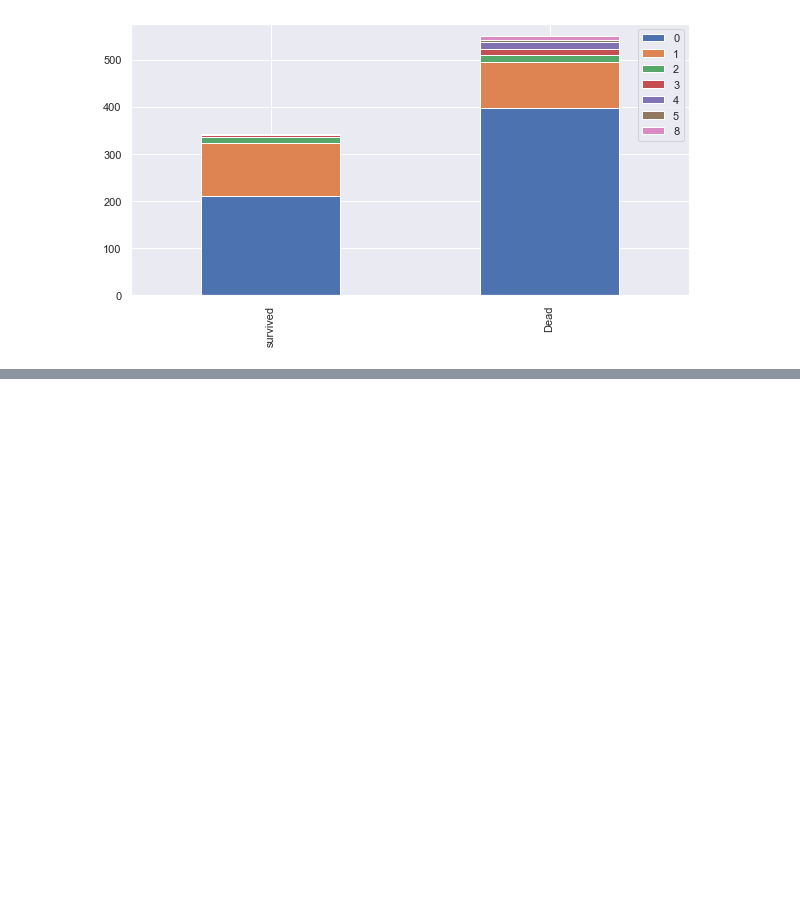
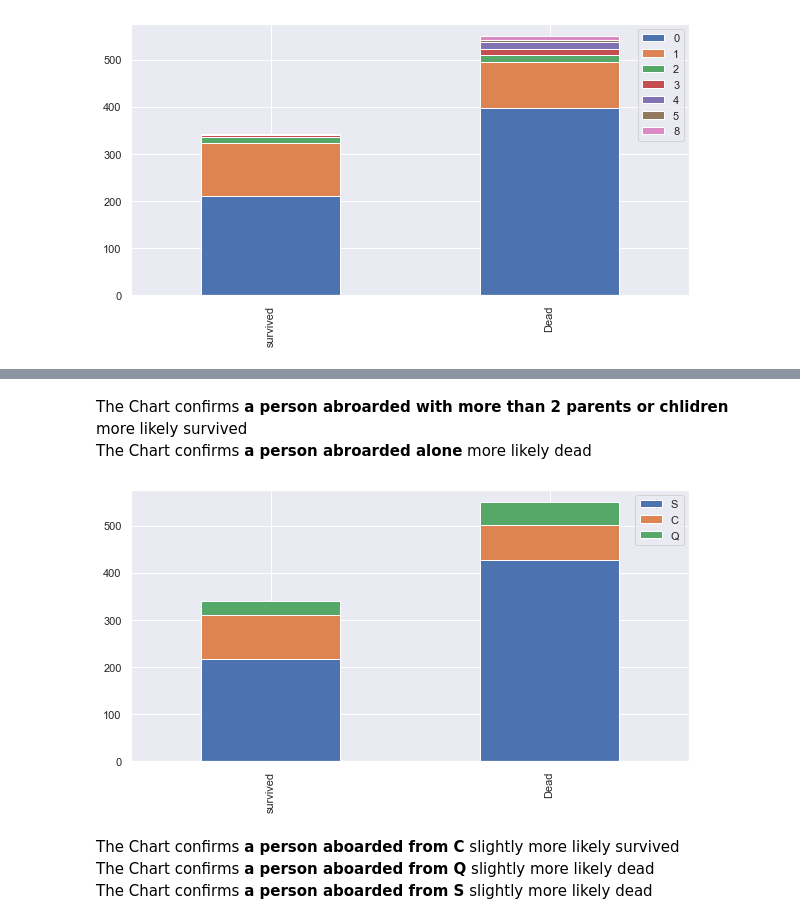
Before and after one commit to zpvk/Models, a Jupyter notebook: titanic/titanic_solution.ipynb, the cells around one changed output, grey strips where cells are left out. Drawn from its saved outputs; the diff is of its cells as text; code cells hidden in the pictures; blank space fills up the shorter version.

```diff
--- a/titanic/titanic_solution.ipynb
+++ b/titanic/titanic_solution.ipynb
@@ -152,0 +158,9 @@ The Chart confirms **a person abroarded with more than 2 siblings or spouse more
+# %% [markdown]
+The Chart confirms **a person abroarded with more than 2 parents or chlidren** more likely survived<br>
+The Chart confirms **a person abroarded alone** more likely dead
+# %%
+bar_chart('Embarked')
+# %% [output]
+[figure, added]
+# %% [markdown]
+The Chart confirms **a person aboarded from C** slightly more likely survived<br>The Chart confirms **a person aboarded from Q** slightly more likely dead<br>The Chart confirms **a person aboarded from S** slightly more likely dead
```
Also changed, not shown: parts of 2 cells of this notebook.
